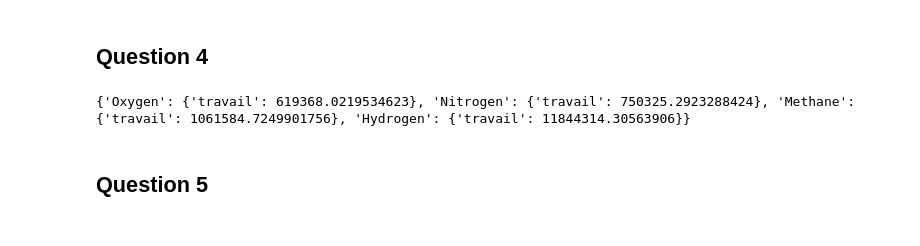
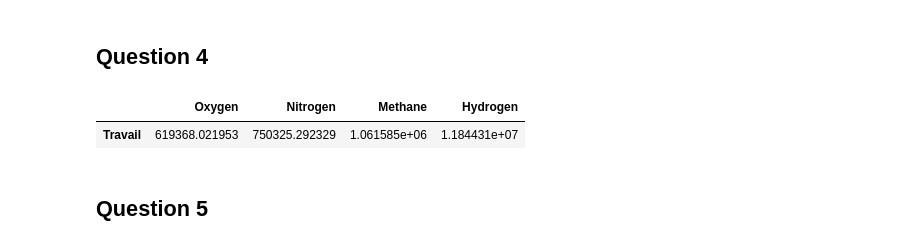
Before and after one commit to jules-spl/liquefaction_H2, a Jupyter notebook: liquefaction_h2.ipynb, the cells around one changed output. Drawn from its saved outputs; the diff is of its cells as text; code cells hidden in the pictures.

```diff
--- a/liquefaction_h2.ipynb
+++ b/liquefaction_h2.ipynb
@@ -47,30 +73,31 @@ A rédiger
 # %% [markdown]
 ## Question 4
 # %%
-#question 4
 T1 = 298.15
 P1 = 1.1e5
 
 table = {
     "Oxygen": {},
     "Nitrogen": {},
     "Methane": {},
     "Hydrogen": {}
 }
 
 
 for fluide in table.keys():
     h1 = CP.PropsSI ('H', 'P', P1, 'T', T1, fluide) #on récupère h1(fluide)
     s1 = CP.PropsSI ('S', 'P', P1, 'T', T1, fluide) #on récupère s1(fluide)
     h3 = CP.PropsSI ('H', 'P', P1, 'Q', 0 , fluide) # on récupère l'enthalpie sur la courbe d'ébullition (hyp : le gaz est entièrement liq)
     s3 = CP.PropsSI ('S', 'P', P1, 'Q', 0 , fluide) #on récupère s1(fluide)
 
     travail = h3 - h1 -T1*(s3-s1)
-    table[fluide]["travail"] = travail
+    table[fluide]["Travail"] = travail
 
-print(table)
+df = pd.DataFrame(table)
+df
 # %% [output]
-{'Oxygen': {'travail': 619368.0219534623}, 'Nitrogen': {'travail': 750325.2923288424}, 'Methane': {'travail': 1061584.7249901756}, 'Hydrogen': {'travail': 11844314.30563906}}
+|  | Oxygen | Nitrogen | Methane | Hydrogen |
+| Travail | 619368.021953 | 750325.292329 | 1.061585e+06 | 1.184431e+07 |
 # %% [markdown]
 ## Question 5
 # %% [markdown]
```
Also changed, not shown: parts of 9 cells of this notebook.
